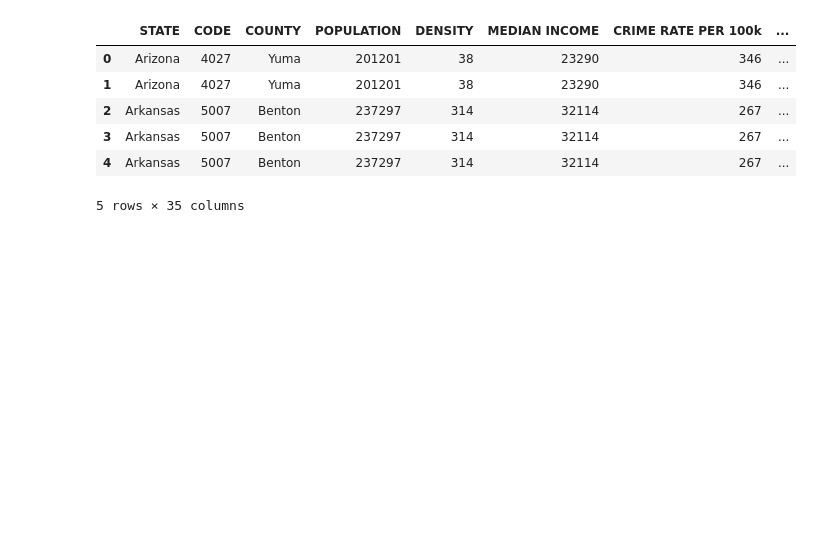
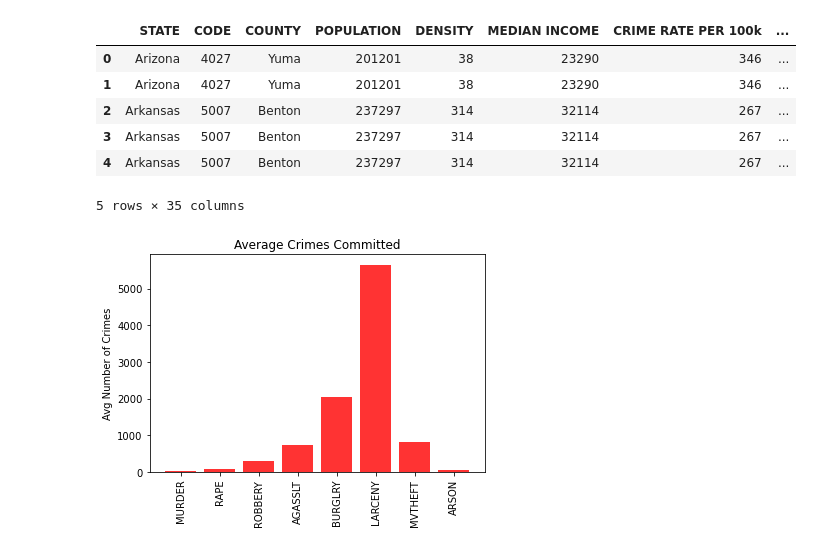
Before and after one commit to melindaeudy/Project_1, a Jupyter notebook: Project_1_Final.ipynb, the cells around one changed output. Drawn from its saved outputs; the diff is of its cells as text; code cells hidden in the pictures; blank space fills up the shorter version.

Commit message:
updated charts

```diff
--- a/Project_1_Final.ipynb
+++ b/Project_1_Final.ipynb
@@ -356,3 +356,17 @@ Final_Crime_df.head()
 | 3 | Arkansas | 5007 | Benton | 237297 | 314 | 32114 | 267 | ... |
 | 4 | Arkansas | 5007 | Benton | 237297 | 314 | 32114 | 267 | ... |
 5 rows × 35 columns
+# %%
+crimes_type = Final_Crime_df[['MURDER', 'RAPE', 'ROBBERY','AGASSLT', 'BURGLRY', 'LARCENY', 'MVTHEFT', 'ARSON']].mean()
+x_axis = np.arange(len(crimes_type))
+plt.bar(x_axis, crimes_type, color='r', alpha=0.8, align="center")
+tick_locations = [value for value in x_axis]
+plt.xticks(tick_locations, ['MURDER', 'RAPE', 'ROBBERY','AGASSLT', 'BURGLRY', 'LARCENY', 'MVTHEFT', 'ARSON'],rotation = 90)
+
+plt.title("Average Crimes Committed")
+# plt.xlabel("Crimes")
+plt.ylabel("Avg Number of Crimes")
+
+plt.show()
+# %% [output]
+[figure, added]
```
Also changed, not shown: parts of 11 cells of this notebook, 1 other file.
